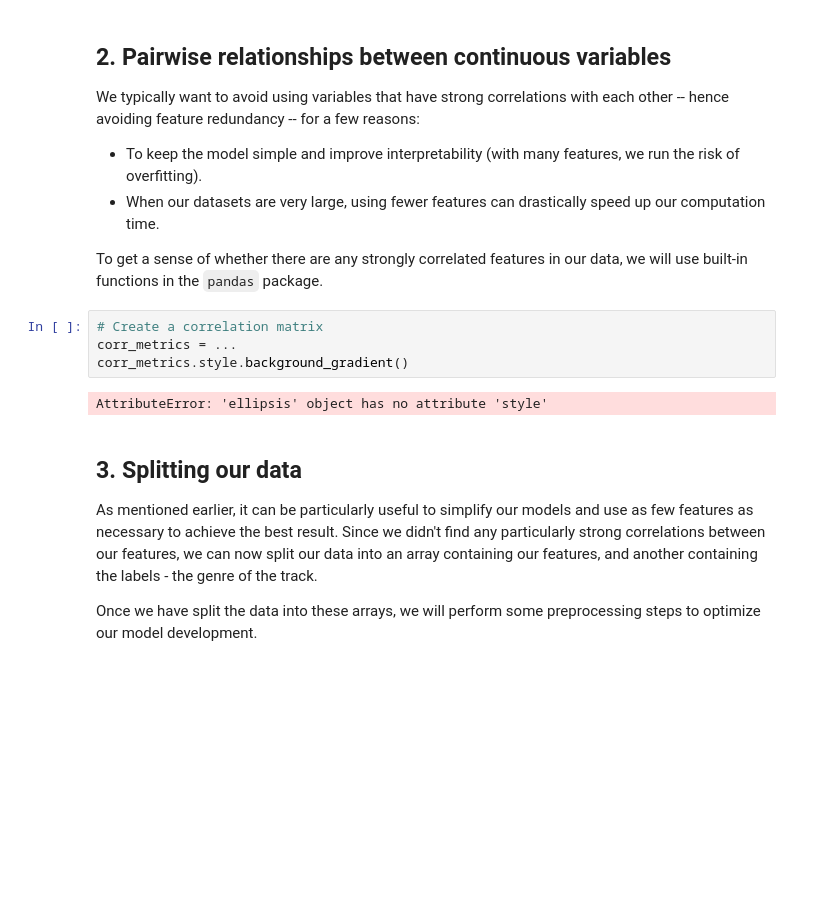
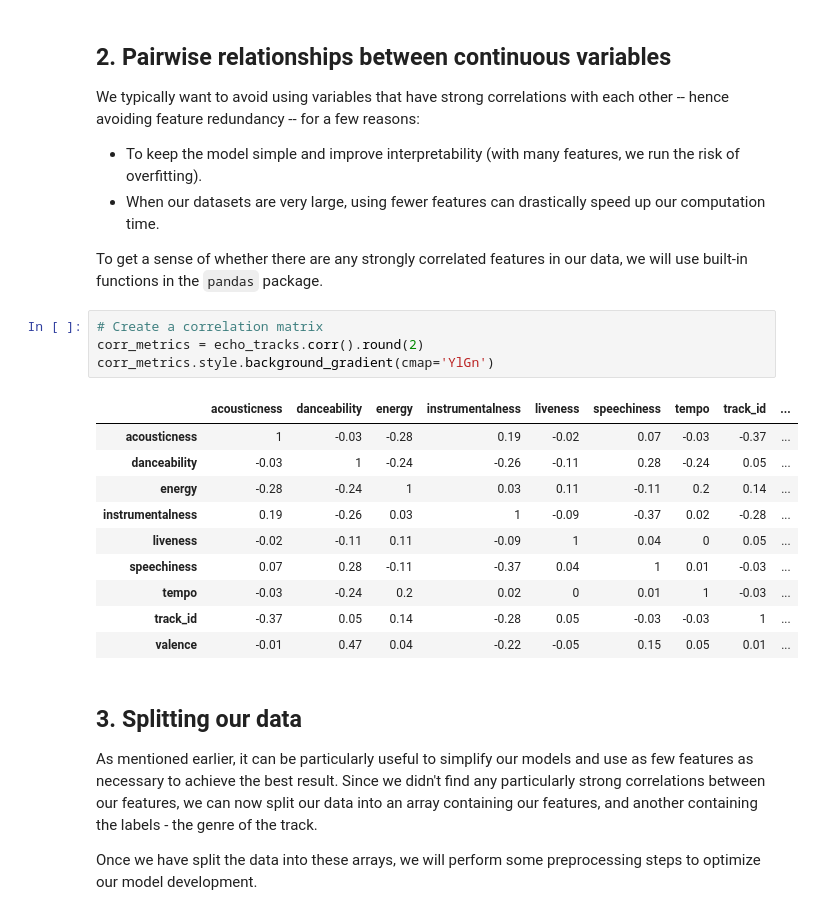
Before and after one commit to at-it/Classify_song_genres_from_audio_data, a Jupyter notebook: notebook.ipynb, the cells around one changed output. Saved outputs shown, nothing was run; the diff lists cells and outputs as text; blank space fills up the shorter version.

```diff
--- a/notebook.ipynb
+++ b/notebook.ipynb
@@ -33,10 +46,19 @@ tracks.to_csv()
 <p>To get a sense of whether there are any strongly correlated features in our data, we will use built-in functions in the <code>pandas</code> package.</p>
 # %%
 # Create a correlation matrix
-corr_metrics = ...
-corr_metrics.style.background_gradient()
+corr_metrics = echo_tracks.corr().round(2)
+corr_metrics.style.background_gradient(cmap='YlGn')
 # %% [output]
-AttributeError: 'ellipsis' object has no attribute 'style'
+|  | acousticness | danceability | energy | instrumentalness | liveness | speechiness | tempo | track_id | ... |
+| acousticness | 1 | -0.03 | -0.28 | 0.19 | -0.02 | 0.07 | -0.03 | -0.37 | ... |
+| danceability | -0.03 | 1 | -0.24 | -0.26 | -0.11 | 0.28 | -0.24 | 0.05 | ... |
+| energy | -0.28 | -0.24 | 1 | 0.03 | 0.11 | -0.11 | 0.2 | 0.14 | ... |
+| instrumentalness | 0.19 | -0.26 | 0.03 | 1 | -0.09 | -0.37 | 0.02 | -0.28 | ... |
+| liveness | -0.02 | -0.11 | 0.11 | -0.09 | 1 | 0.04 | 0 | 0.05 | ... |
+| speechiness | 0.07 | 0.28 | -0.11 | -0.37 | 0.04 | 1 | 0.01 | -0.03 | ... |
+| tempo | -0.03 | -0.24 | 0.2 | 0.02 | 0 | 0.01 | 1 | -0.03 | ... |
+| track_id | -0.37 | 0.05 | 0.14 | -0.28 | 0.05 | -0.03 | -0.03 | 1 | ... |
+| valence | -0.01 | 0.47 | 0.04 | -0.22 | -0.05 | 0.15 | 0.05 | 0.01 | ... |
 # %% [markdown]
 ## 3. Splitting our data
 <p>As mentioned earlier, it can be particularly useful to simplify our models and use as few features as necessary to achieve the best result. Since we didn't find any particularly strong correlations between our features, we can now split our data into an array containing our features, and another containing the labels - the genre of the track. </p>
```
Also changed, not shown: parts of 12 cells of this notebook.
